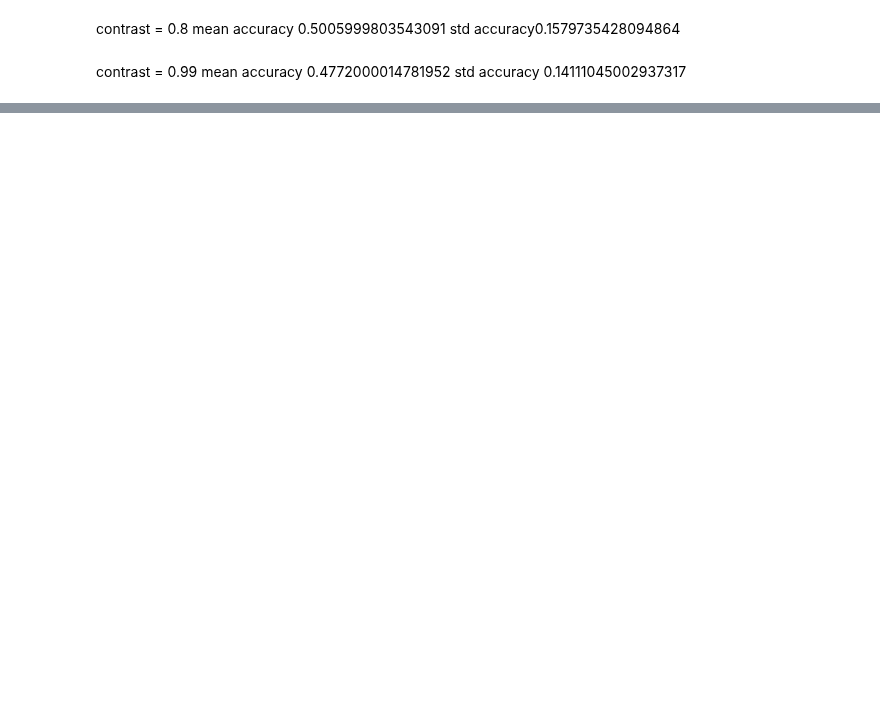
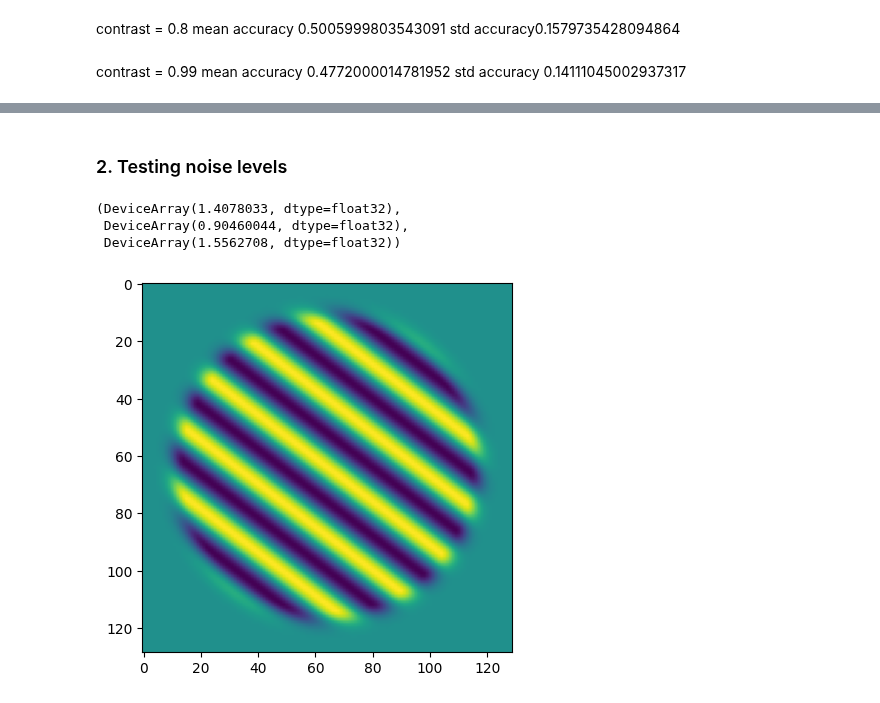
Before and after one commit to clarapecci/SSN_VPL, a Jupyter notebook: 2D_model.ipynb, the cells around one changed output, grey strips where cells are left out. Cells and saved outputs as stored; diff of their text form; code cells hidden in the pictures; blank space fills up the shorter version.

Commit message:
Incorporate noise evaluation

```diff
--- a/2D_model.ipynb
+++ b/2D_model.ipynb
@@ -39,11 +43,18 @@ k = np.pi/(6*sigma_g)
 general_pars = dict(k=k , edge_deg=3.2,  degree_per_pixel=0.05)
 
 #Stimuli parameters
-stimuli_pars = dict(outer_radius=3, inner_radius=2.5, grating_contrast=0.5, snr = 0.9)
+stimuli_pars = dict(outer_radius=3, inner_radius=2.5, grating_contrast=0.8, snr = 1)
 stimuli_pars.update(general_pars)
 
 #Create gratings at given or ientation and list of labels
-data = create_gratings(ref_ori=55, number=250, offset= 0.5, jitter_val=5, **stimuli_pars)
+data = create_gratings(ref_ori=55, number=150, offset= 0.5, jitter_val=5, **stimuli_pars)
 train, test = train_test_split(data, test_size = 0.2)
 len(train), len(test)
+
+#batch params
+batch_size= 20
+train_dataloader =DataLoader(train, batch_size=batch_size, shuffle=False)
+test_dataloader = DataLoader(test, batch_size=len(test), shuffle=False)
+number_batches= int(len(train) / batch_size)
+number_batches
 # %% [output]
@@ -242,7 +242,7 @@ def sigmoid(x):
 def binary_loss(n, x):
     return - (n*np.log(x) + (1-n)*np.log(1-x))
 
-def test_model(opt_pars, ssn_pars, grid_pars, conn_pars, train_data, filter_pars,  conv_pars):
+def model(opt_pars, ssn_pars, grid_pars, conn_pars, train_data, filter_pars,  conv_pars):
 
     signs=np.array([[1, -1], [1, -1]])
 
@@ -285,7 +285,7 @@ def loss(opt_pars, ssn_pars, grid_pars, conn_pars, train_data, filter_pars,  con
         mean loss of all the input images
     '''
 
-    vmap_model = vmap(test_model, in_axes = ({'b_sig': None, 'logJ_2x2': None, 'logs_2x2': None, 'w_sig': None}, None, None, {'PERIODIC': None, 'p_local': [None, None], 'sigma_oris': None},  {'ref':0, 'target':0, 'label':0}, {'conv_factor': None, 'degree_per_pixel': None, 'edge_deg': None, 'k': None, 'sigma_g': None}, {'Tmax': None, 'dt': None, 'silent': None, 'verbose': None, 'xtol': None}) )
+    vmap_model = vmap(model, in_axes = ({'b_sig': None, 'logJ_2x2': None, 'logs_2x2': None, 'w_sig': None}, None, None, {'PERIODIC': None, 'p_local': [None, None], 'sigma_oris': None},  {'ref':0, 'target':0, 'label':0}, {'conv_factor': None, 'degree_per_pixel': None, 'edge_deg': None, 'k': None, 'sigma_g': None}, {'Tmax': None, 'dt': None, 'silent': None, 'verbose': None, 'xtol': None}) )
     loss = np.sum(vmap_model(opt_pars, ssn_pars, grid_pars, conn_pars, train_data, filter_pars,  conv_pars))
 
     return loss
@@ -568,0 +483,2 @@ Training loss: 32.99732971191406 ¦ Validation -- loss: 0.12787668406963348, acc
+# %% [markdown]
+### 2. Testing noise levels
@@ -568,0 +537,11 @@ Training loss: 32.99732971191406 ¦ Validation -- loss: 0.12787668406963348, acc
+# %%
+#Stimuli parameters
+stimuli_pars = dict(outer_radius=3, inner_radius=2.5, grating_contrast=0.8, snr = 1)
+stimuli_pars.update(general_pars)
+
+vmap_evaluate_noise(stimuli_pars, opt_pars, ssn_pars, grid_pars, conn_pars, filter_pars,  conv_pars)
+# %% [output]
+(DeviceArray(1.4078033, dtype=float32),
+ DeviceArray(0.90460044, dtype=float32),
+ DeviceArray(1.5562708, dtype=float32))
+[figure, added]
```
Also changed, not shown: parts of 19 cells of this notebook.
